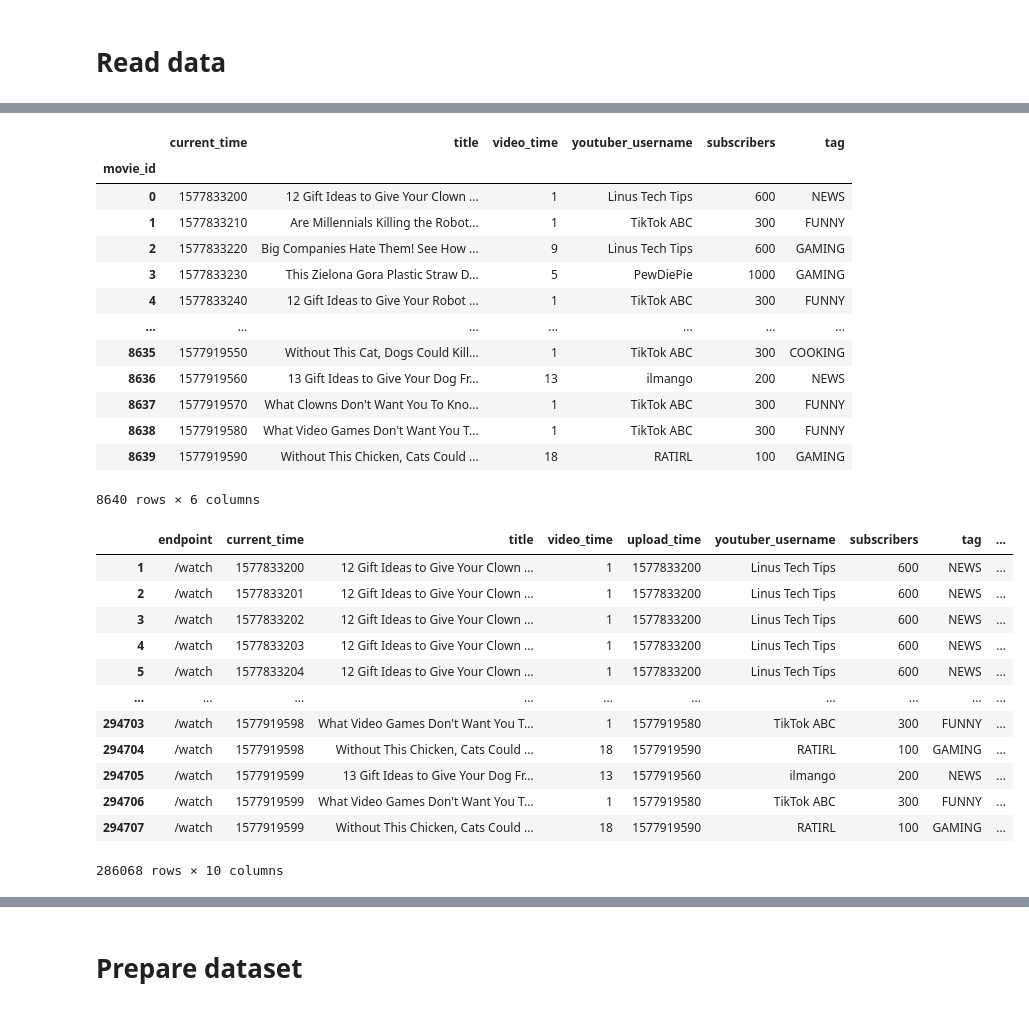
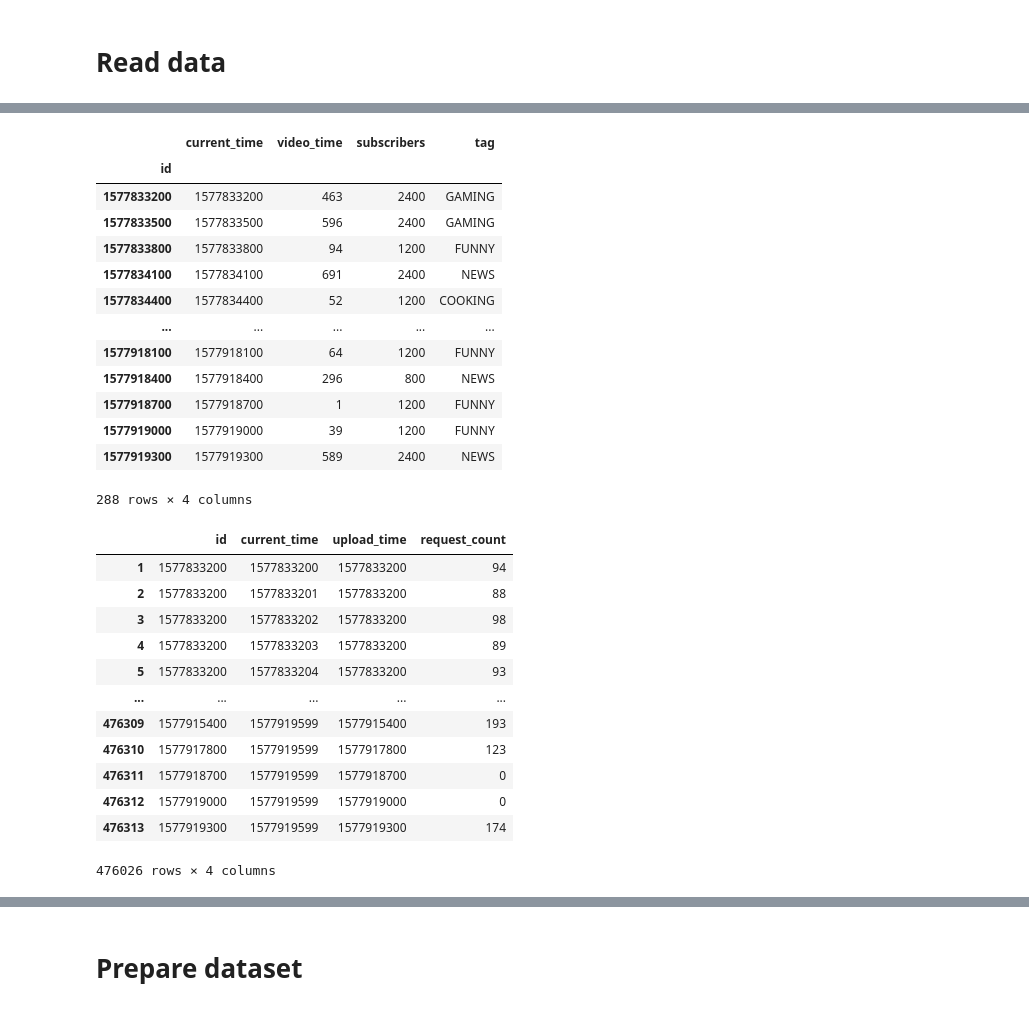
Before and after one commit to AGH-SISI-2022/ml-component, a Jupyter notebook: first_experiments.ipynb, the cells around one changed output, grey strips where cells are left out. Cells and saved outputs as stored; diff of their text form; code cells hidden in the pictures.

```diff
--- a/first_experiments.ipynb
+++ b/first_experiments.ipynb
@@ -18,6 +18,3 @@ TAGS = ['SPORTS', 'NEWS', 'GAMING', 'FUNNY', 'DOCUMENTARY', 'COOKING', 'SCIENCE'
 # Read data
 # %%
 all_data = pd.read_csv('./data/requests_data.csv')
-# %%
-all_data["movie_id"] = (all_data["upload_time"] - all_data["upload_time"][0])//10
-all_data
@@ -38,39 +30,39 @@ all_data
 # %%
-data_send = all_data[all_data['endpoint'] == '/send'].drop(columns=["endpoint", "request_count", "upload_time"])
-data_send.set_index("movie_id", inplace=True)
+data_send = all_data[all_data['endpoint'] == '/send'].drop(columns=["endpoint", "request_count", "upload_time", "title", "youtuber_username"])
+data_send.set_index("id", inplace=True)
 data_send
 # %% [output]
-|  | current_time | title | video_time | youtuber_username | subscribers | tag |
-| movie_id |  |  |  |  |  |  |
-| 0 | 1577833200 | 12 Gift Ideas to Give Your Clown ... | 1 | Linus Tech Tips | 600 | NEWS |
-| 1 | 1577833210 | Are Millennials Killing the Robot... | 1 | TikTok ABC | 300 | FUNNY |
-| 2 | 1577833220 | Big Companies Hate Them! See How ... | 9 | Linus Tech Tips | 600 | GAMING |
-| 3 | 1577833230 | This Zielona Gora Plastic Straw D... | 5 | PewDiePie | 1000 | GAMING |
-| 4 | 1577833240 | 12 Gift Ideas to Give Your Robot ... | 1 | TikTok ABC | 300 | FUNNY |
-| ... | ... | ... | ... | ... | ... | ... |
-| 8635 | 1577919550 | Without This Cat, Dogs Could Kill... | 1 | TikTok ABC | 300 | COOKING |
-| 8636 | 1577919560 | 13 Gift Ideas to Give Your Dog Fr... | 13 | ilmango | 200 | NEWS |
-| 8637 | 1577919570 | What Clowns Don't Want You To Kno... | 1 | TikTok ABC | 300 | FUNNY |
-| 8638 | 1577919580 | What Video Games Don't Want You T... | 1 | TikTok ABC | 300 | FUNNY |
-| 8639 | 1577919590 | Without This Chicken, Cats Could ... | 18 | RATIRL | 100 | GAMING |
+|  | current_time | video_time | subscribers | tag |
+| id |  |  |  |  |
+| 1577833200 | 1577833200 | 463 | 2400 | GAMING |
+| 1577833500 | 1577833500 | 596 | 2400 | GAMING |
+| 1577833800 | 1577833800 | 94 | 1200 | FUNNY |
+| 1577834100 | 1577834100 | 691 | 2400 | NEWS |
+| 1577834400 | 1577834400 | 52 | 1200 | COOKING |
+| ... | ... | ... | ... | ... |
+| 1577918100 | 1577918100 | 64 | 1200 | FUNNY |
+| 1577918400 | 1577918400 | 296 | 800 | NEWS |
+| 1577918700 | 1577918700 | 1 | 1200 | FUNNY |
+| 1577919000 | 1577919000 | 39 | 1200 | FUNNY |
+| 1577919300 | 1577919300 | 589 | 2400 | NEWS |
-8640 rows × 6 columns
+288 rows × 4 columns
 # %%
-data_watch = all_data[all_data['endpoint'] == '/watch']
+data_watch = all_data[all_data['endpoint'] == '/watch'].drop(columns=["endpoint", "title", "youtuber_username", "video_time", "tag", "subscribers"])
 data_watch
 # %% [output]
-|  | endpoint | current_time | title | video_time | upload_time | youtuber_username | subscribers | tag | ... |
-| 1 | /watch | 1577833200 | 12 Gift Ideas to Give Your Clown ... | 1 | 1577833200 | Linus Tech Tips | 600 | NEWS | ... |
-| 2 | /watch | 1577833201 | 12 Gift Ideas to Give Your Clown ... | 1 | 1577833200 | Linus Tech Tips | 600 | NEWS | ... |
-| 3 | /watch | 1577833202 | 12 Gift Ideas to Give Your Clown ... | 1 | 1577833200 | Linus Tech Tips | 600 | NEWS | ... |
-| 4 | /watch | 1577833203 | 12 Gift Ideas to Give Your Clown ... | 1 | 1577833200 | Linus Tech Tips | 600 | NEWS | ... |
-| 5 | /watch | 1577833204 | 12 Gift Ideas to Give Your Clown ... | 1 | 1577833200 | Linus Tech Tips | 600 | NEWS | ... |
-| ... | ... | ... | ... | ... | ... | ... | ... | ... | ... |
-| 294703 | /watch | 1577919598 | What Video Games Don't Want You T... | 1 | 1577919580 | TikTok ABC | 300 | FUNNY | ... |
-| 294704 | /watch | 1577919598 | Without This Chicken, Cats Could ... | 18 | 1577919590 | RATIRL | 100 | GAMING | ... |
-| 294705 | /watch | 1577919599 | 13 Gift Ideas to Give Your Dog Fr... | 13 | 1577919560 | ilmango | 200 | NEWS | ... |
-| 294706 | /watch | 1577919599 | What Video Games Don't Want You T... | 1 | 1577919580 | TikTok ABC | 300 | FUNNY | ... |
-| 294707 | /watch | 1577919599 | Without This Chicken, Cats Could ... | 18 | 1577919590 | RATIRL | 100 | GAMING | ... |
+|  | id | current_time | upload_time | request_count |
+| 1 | 1577833200 | 1577833200 | 1577833200 | 94 |
+| 2 | 1577833200 | 1577833201 | 1577833200 | 88 |
+| 3 | 1577833200 | 1577833202 | 1577833200 | 98 |
+| 4 | 1577833200 | 1577833203 | 1577833200 | 89 |
+| 5 | 1577833200 | 1577833204 | 1577833200 | 93 |
+| ... | ... | ... | ... | ... |
+| 476309 | 1577915400 | 1577919599 | 1577915400 | 193 |
+| 476310 | 1577917800 | 1577919599 | 1577917800 | 123 |
+| 476311 | 1577918700 | 1577919599 | 1577918700 | 0 |
+| 476312 | 1577919000 | 1577919599 | 1577919000 | 0 |
+| 476313 | 1577919300 | 1577919599 | 1577919300 | 174 |
-286068 rows × 10 columns
+476026 rows × 4 columns
 # %%
 # data_send.join(data_watch, on="movie_id", lsuffix="_L").head()
 # %%
```
Also changed, not shown: parts of 3 cells of this notebook, 1 other file.
